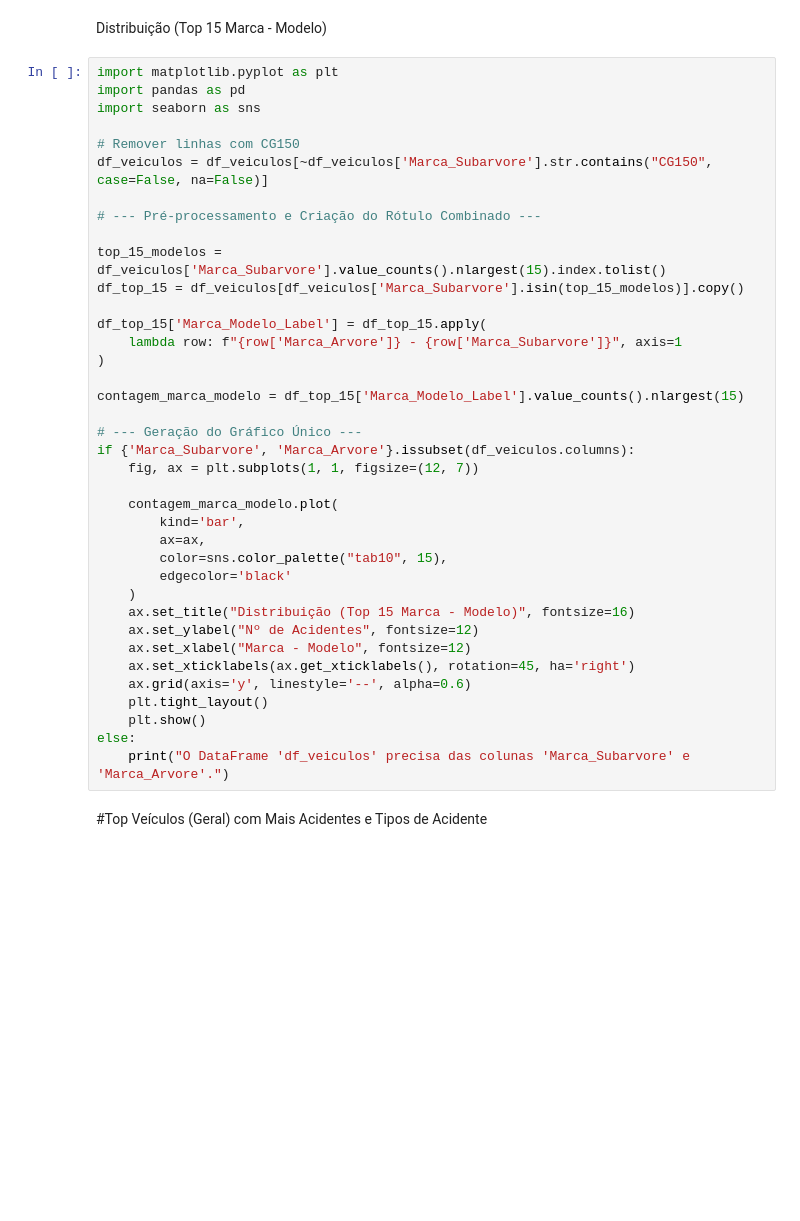
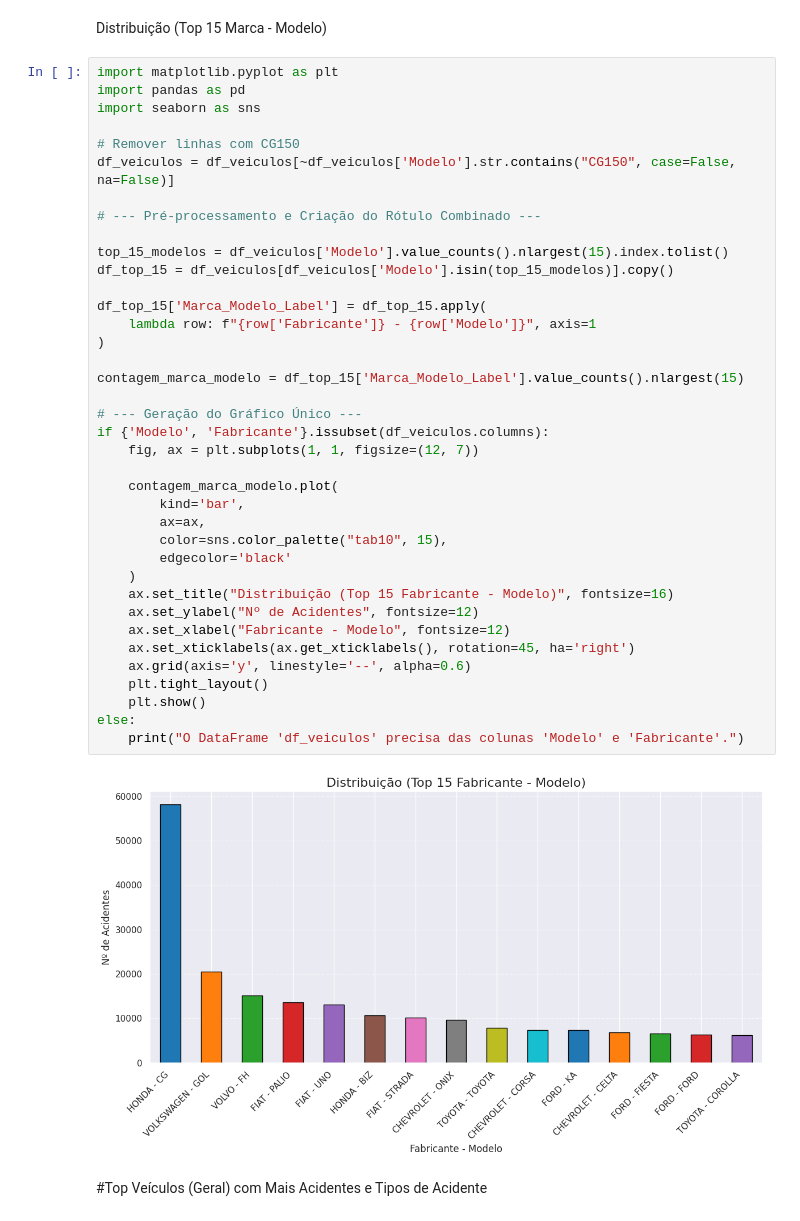
Before and after one commit to FauseSkyWalker/ML-Transportes, a Jupyter notebook: PBIC/Etapa3/Grupo3.ipynb, the cells around one changed output. Cells and saved outputs as stored; diff of their text form; blank space fills up the shorter version.

```diff
--- a/PBIC/Etapa3/Grupo3.ipynb
+++ b/PBIC/Etapa3/Grupo3.ipynb
@@ -125,41 +141,43 @@ Distribuição (Top 15 Marca - Modelo)
 # %%
 import matplotlib.pyplot as plt
 import pandas as pd
 import seaborn as sns
 
 # Remover linhas com CG150
-df_veiculos = df_veiculos[~df_veiculos['Marca_Subarvore'].str.contains("CG150", case=False, na=False)]
+df_veiculos = df_veiculos[~df_veiculos['Modelo'].str.contains("CG150", case=False, na=False)]
 
 # --- Pré-processamento e Criação do Rótulo Combinado ---
 
-top_15_modelos = df_veiculos['Marca_Subarvore'].value_counts().nlargest(15).index.tolist()
-df_top_15 = df_veiculos[df_veiculos['Marca_Subarvore'].isin(top_15_modelos)].copy()
+top_15_modelos = df_veiculos['Modelo'].value_counts().nlargest(15).index.tolist()
+df_top_15 = df_veiculos[df_veiculos['Modelo'].isin(top_15_modelos)].copy()
 
 df_top_15['Marca_Modelo_Label'] = df_top_15.apply(
-    lambda row: f"{row['Marca_Arvore']} - {row['Marca_Subarvore']}", axis=1
+    lambda row: f"{row['Fabricante']} - {row['Modelo']}", axis=1
 )
 
 contagem_marca_modelo = df_top_15['Marca_Modelo_Label'].value_counts().nlargest(15)
 
 # --- Geração do Gráfico Único ---
-if {'Marca_Subarvore', 'Marca_Arvore'}.issubset(df_veiculos.columns):
+if {'Modelo', 'Fabricante'}.issubset(df_veiculos.columns):
     fig, ax = plt.subplots(1, 1, figsize=(12, 7))
 
     contagem_marca_modelo.plot(
         kind='bar',
         ax=ax,
         color=sns.color_palette("tab10", 15),
         edgecolor='black'
     )
-    ax.set_title("Distribuição (Top 15 Marca - Modelo)", fontsize=16)
+    ax.set_title("Distribuição (Top 15 Fabricante - Modelo)", fontsize=16)
     ax.set_ylabel("Nº de Acidentes", fontsize=12)
-    ax.set_xlabel("Marca - Modelo", fontsize=12)
+    ax.set_xlabel("Fabricante - Modelo", fontsize=12)
     ax.set_xticklabels(ax.get_xticklabels(), rotation=45, ha='right')
     ax.grid(axis='y', linestyle='--', alpha=0.6)
     plt.tight_layout()
     plt.show()
 else:
-    print("O DataFrame 'df_veiculos' precisa das colunas 'Marca_Subarvore' e 'Marca_Arvore'.")
+    print("O DataFrame 'df_veiculos' precisa das colunas 'Modelo' e 'Fabricante'.")
+# %% [output]
+[figure, added]
 # %% [markdown]
 #Top Veículos (Geral) com Mais Acidentes e Tipos de Acidente
 # %%
```
Also changed, not shown: parts of 8 cells of this notebook, 11 other files.
